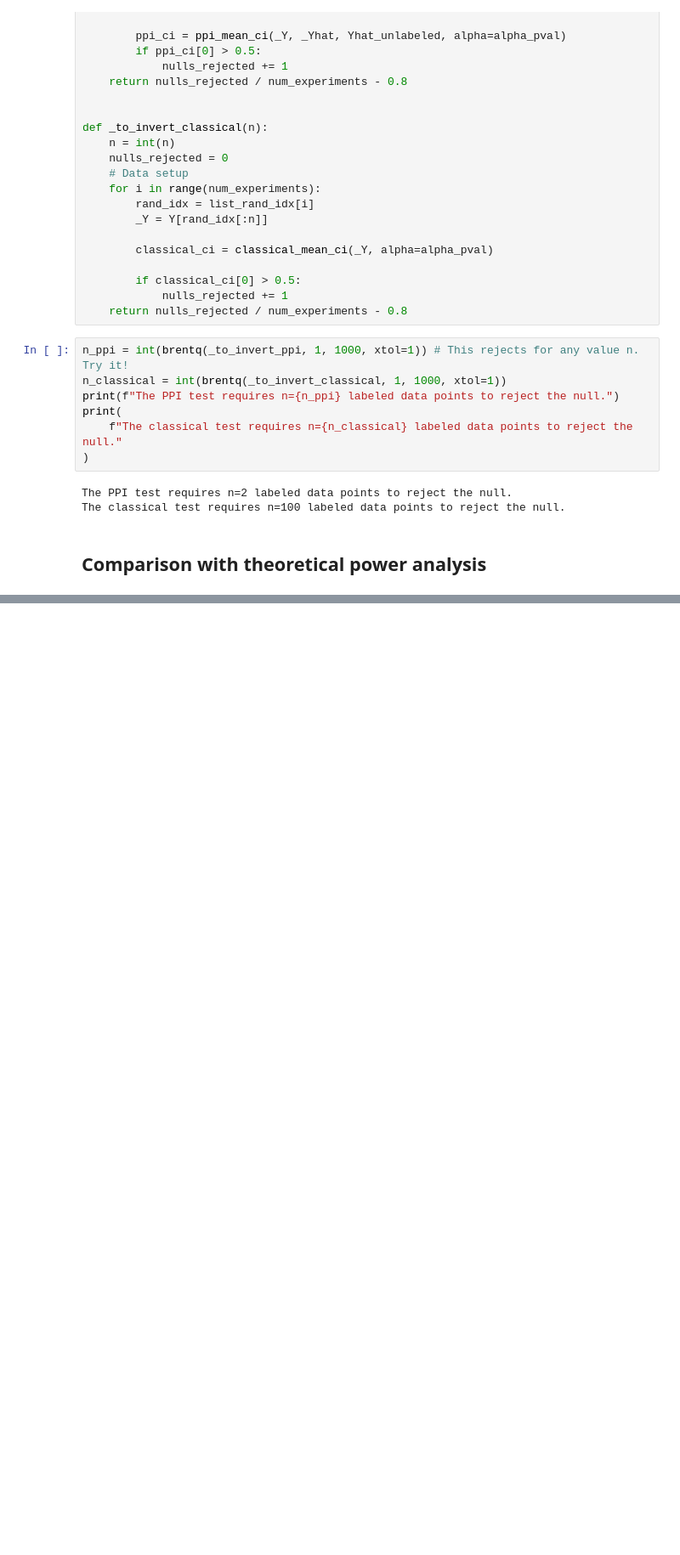
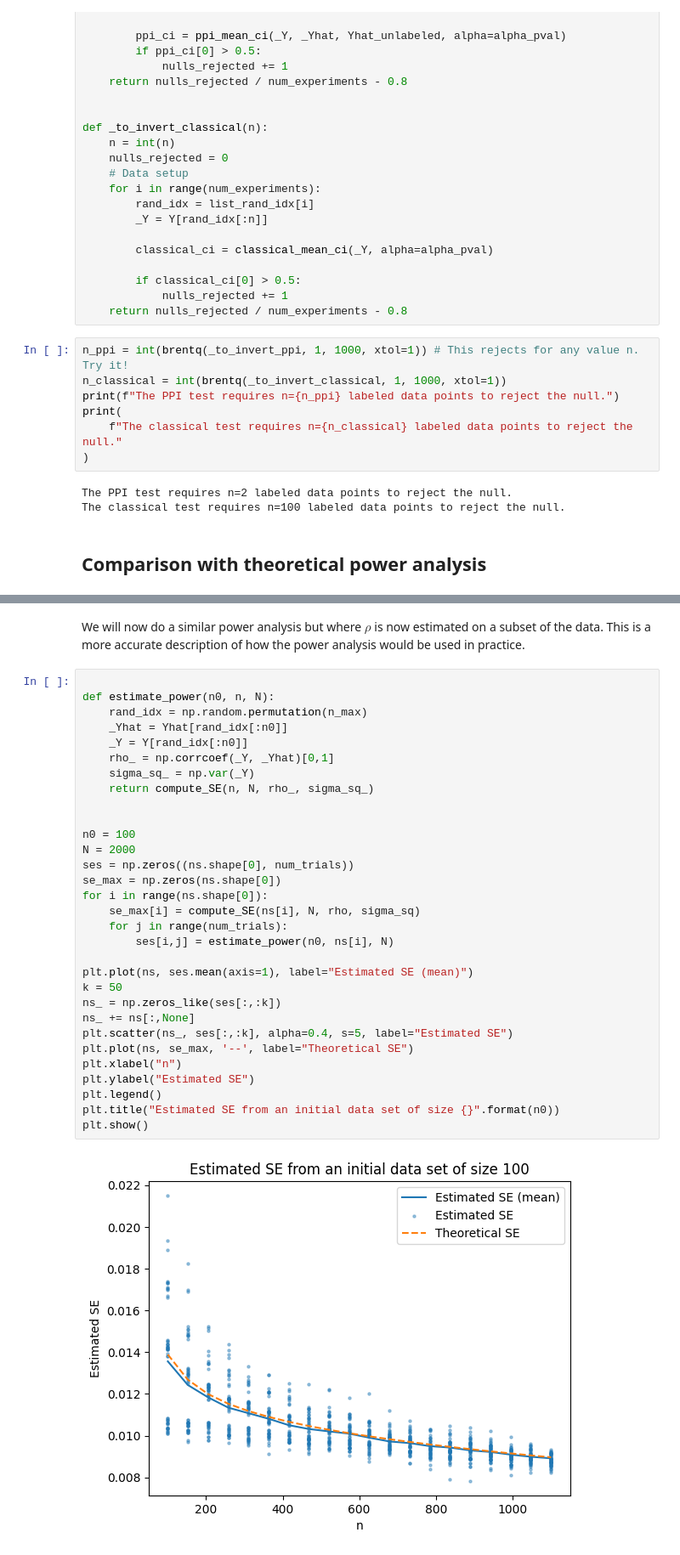
Before and after one commit to Michael-Howes/ppi_py, a Jupyter notebook: examples/ballots.ipynb, the cells around one changed output, grey strips where cells are left out. Shown at 85% size. Drawn from its saved outputs; the diff is of its cells as text; blank space fills up the shorter version.

Commit message:
update power analysis for ballots and health care data sets

```diff
--- a/examples/ballots.ipynb
+++ b/examples/ballots.ipynb
@@ -253,0 +257,35 @@ plt.show()
+# %% [markdown]
+We will now do a similar power analysis but where $\rho$ is now estimated on a subset of the data. This is a more accurate description of how the power analysis would be used in practice.
+# %%
+
+def estimate_power(n0, n, N):
+    rand_idx = np.random.permutation(n_max)
+    _Yhat = Yhat[rand_idx[:n0]]
+    _Y = Y[rand_idx[:n0]]
+    rho_ = np.corrcoef(_Y, _Yhat)[0,1]
+    sigma_sq_ = np.var(_Y)
+    return compute_SE(n, N, rho_, sigma_sq_)
+
+
+n0 = 100
+N = 2000
+ses = np.zeros((ns.shape[0], num_trials))
+se_max = np.zeros(ns.shape[0])
+for i in range(ns.shape[0]):
+    se_max[i] = compute_SE(ns[i], N, rho, sigma_sq)
+    for j in range(num_trials):
+        ses[i,j] = estimate_power(n0, ns[i], N)
+
+plt.plot(ns, ses.mean(axis=1), label="Estimated SE (mean)")
+k = 50
+ns_ = np.zeros_like(ses[:,:k])
+ns_ += ns[:,None]
+plt.scatter(ns_, ses[:,:k], alpha=0.4, s=5, label="Estimated SE")
+plt.plot(ns, se_max, '--', label="Theoretical SE")
+plt.xlabel("n")
+plt.ylabel("Estimated SE")
+plt.legend()
+plt.title("Estimated SE from an initial data set of size {}".format(n0))
+plt.show()
+# %% [output]
+[figure, added]
```
Also changed, not shown: parts of 6 cells of this notebook, 1 other file.
